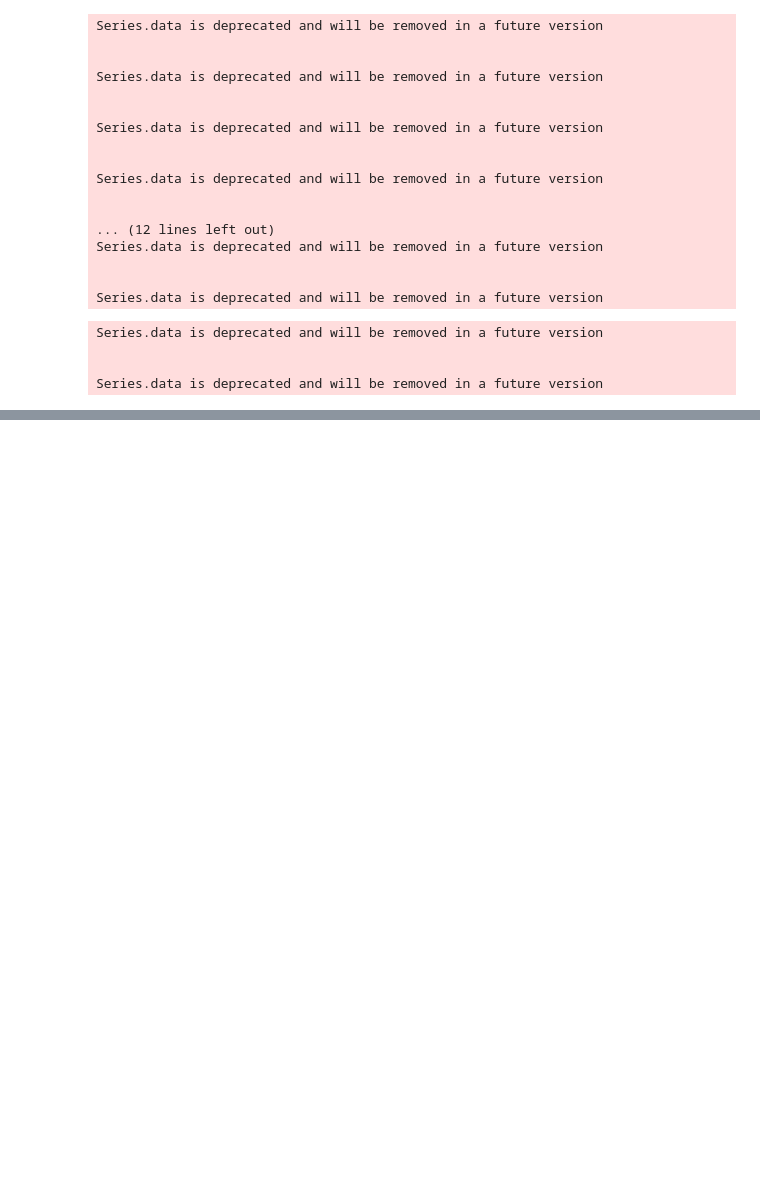
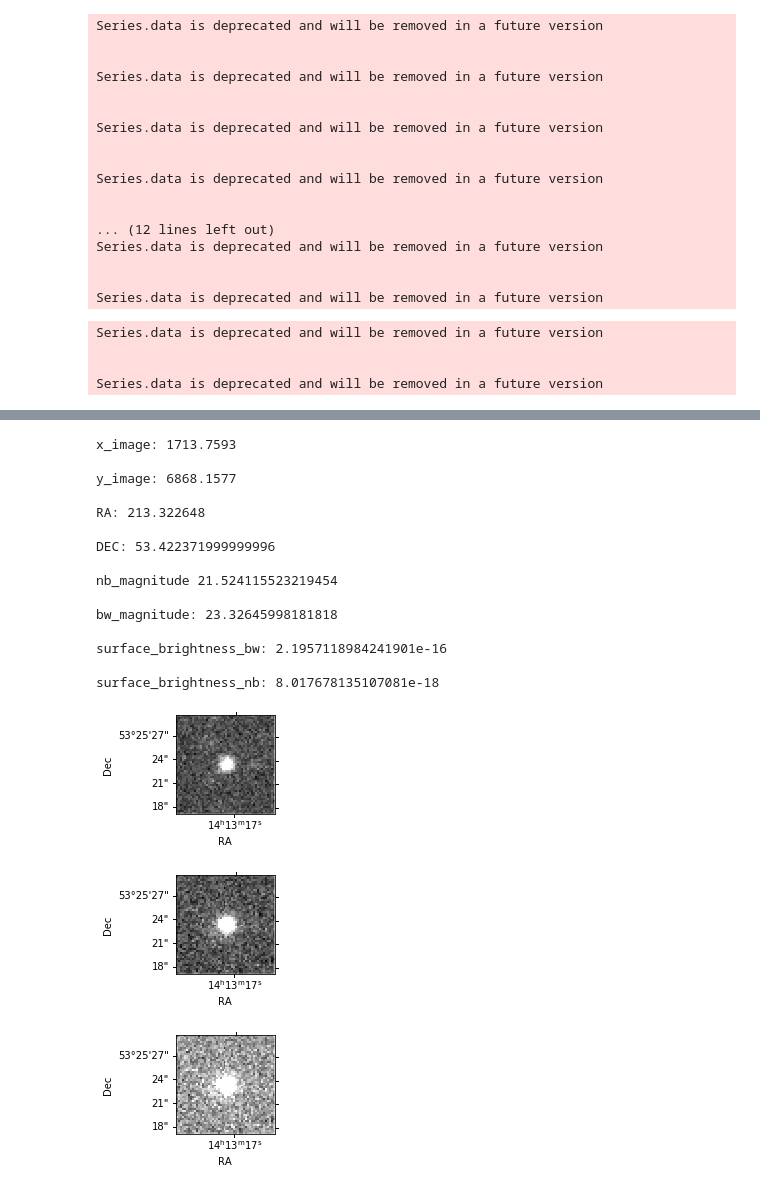
Before and after one commit to 991710301/Lyman-Alpha-nebula, a Jupyter notebook: BOSS1412.ipynb, the cells around one changed output, grey strips where cells are left out. Saved outputs shown, nothing was run; the diff lists cells and outputs as text; code cells hidden in the pictures; blank space fills up the shorter version.

```diff
--- a/BOSS1412.ipynb
+++ b/BOSS1412.ipynb
@@ -632,3 +632,32 @@ surface_brightness_nb: 1.0282616555969504e-17
+# %%
+show_nebula(data,data2,datacut,x_final[6],y_final[6],25)
+print('x_image:',x_final[6],'\n')
+print('y_image:',y_final[6],'\n')
+print('RA:',ra_final[6],'\n')
+print('DEC:',dec_final[6],'\n')
+print('nb_magnitude',mag_nb_final[6],'\n')
+print('bw_magnitude:', mag_bw_final[6],'\n')
+print('surface_brightness_bw:',surface_brightness_bw[6],'\n')
+print('surface_brightness_nb:',surface_brightness_nb[6],'\n')
+# %% [output]
+x_image: 1713.7593
+
+y_image: 6868.1577
+
+RA: 213.322648
+
+DEC: 53.422371999999996
+
+nb_magnitude 21.524115523219454
+
+bw_magnitude: 23.32645998181818
+
+surface_brightness_bw: 2.1957118984241901e-16
+
+surface_brightness_nb: 8.017678135107081e-18
+[figure, added]
+[figure, added]
+[figure, added]
 # %%
 ax = plt.subplot(projection=WCS(header))
 fig = plt.figure()
```
Also changed, not shown: parts of 22 cells of this notebook.
